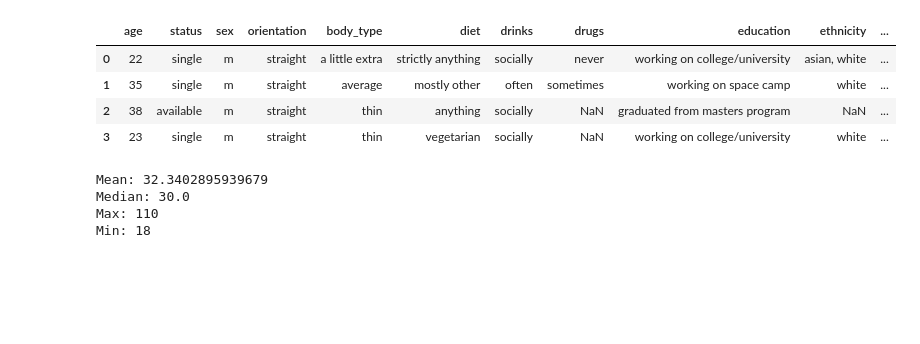
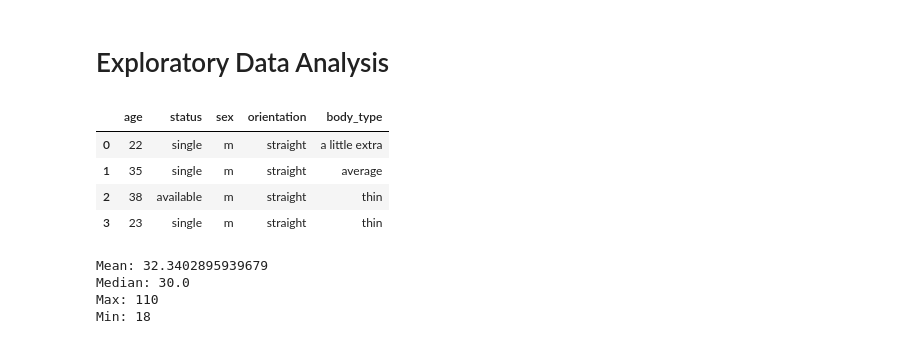
Before and after one commit to PhantomBigDataX/Statistics-for-data-science, a Jupyter notebook: exploratory-data-analysis.ipynb, the cells around one changed output. Drawn from its saved outputs; the diff is of its cells as text; code cells hidden in the pictures; blank space fills up the shorter version.

Commit message:
modified chapter-removed large .head(n) displays

```diff
--- a/exploratory-data-analysis.ipynb
+++ b/exploratory-data-analysis.ipynb
@@ -1,14 +1,16 @@
+# %% [markdown]
+# Exploratory Data Analysis
 # %%
 from pandas import read_csv
 dating_profiles = read_csv("course-data/dating_profiles.csv")
 preferred_columns = ['age', 'status', 'sex', 'orientation', 'body_type',
                      'diet', 'drinks', 'drugs', 'education', 'ethnicity',
                      'height', 'income', 'job', 'last_online', 'location', 'sign']
 dating_profiles = dating_profiles[preferred_columns]
-dating_profiles.head(4)
+dating_profiles[['age', 'status', 'sex', 'orientation', 'body_type']].head(4)
 # %% [output]
-|  | age | status | sex | orientation | body_type | diet | drinks | drugs | education | ethnicity | ... |
-| 0 | 22 | single | m | straight | a little extra | strictly anything | socially | never | working on college/university | asian, white | ... |
-| 1 | 35 | single | m | straight | average | mostly other | often | sometimes | working on space camp | white | ... |
-| 2 | 38 | available | m | straight | thin | anything | socially | NaN | graduated from masters program | NaN | ... |
-| 3 | 23 | single | m | straight | thin | vegetarian | socially | NaN | working on college/university | white | ... |
+|  | age | status | sex | orientation | body_type |
+| 0 | 22 | single | m | straight | a little extra |
+| 1 | 35 | single | m | straight | average |
+| 2 | 38 | available | m | straight | thin |
+| 3 | 23 | single | m | straight | thin |
```
Also changed, not shown: parts of 2 cells of this notebook, 11 other files.
